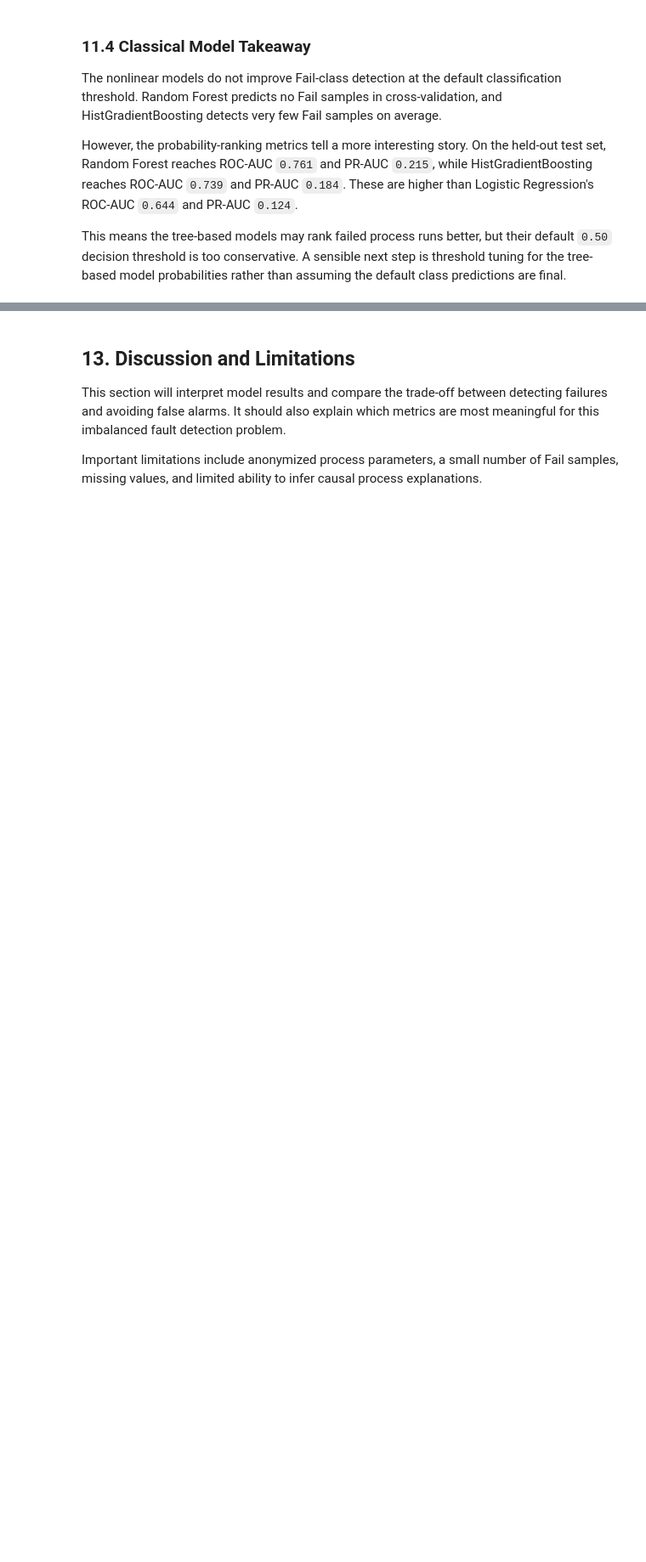
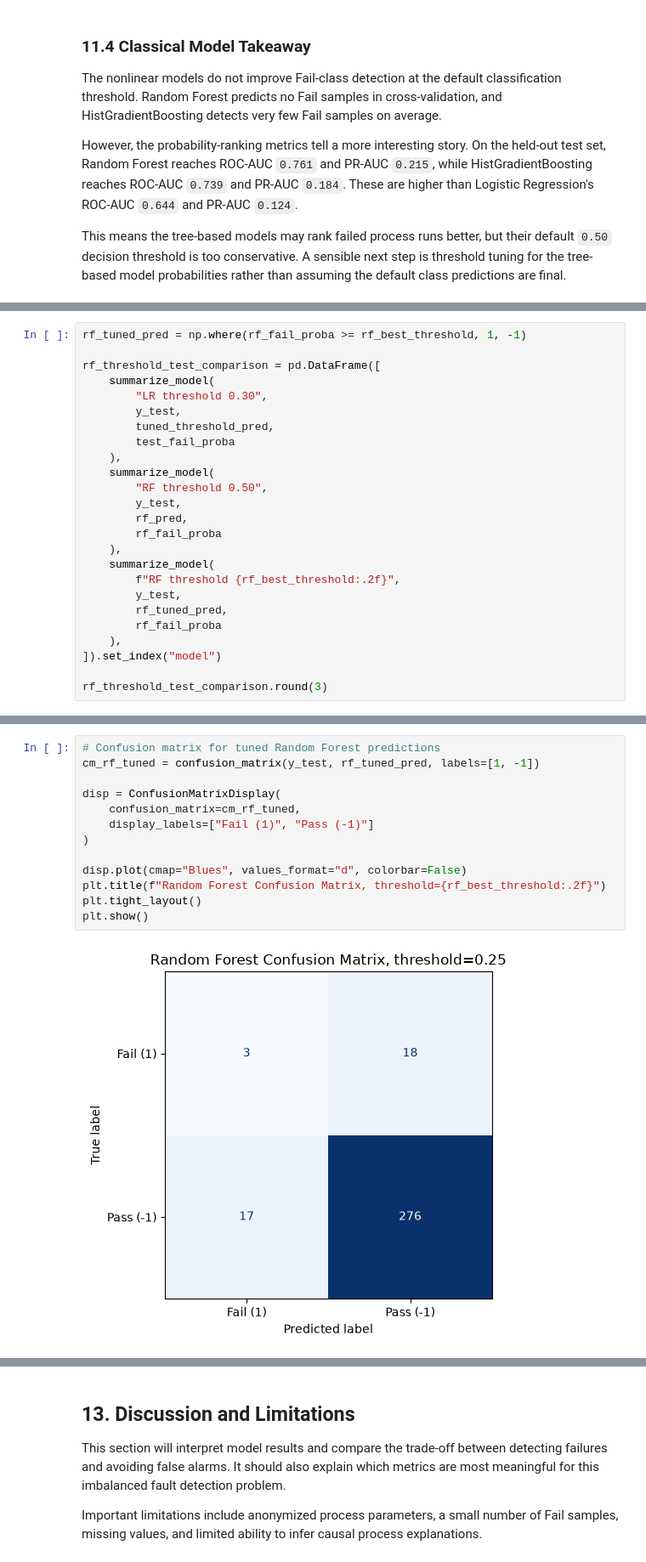
Before and after one commit to Spalding13/secom-fault-detection, a Jupyter notebook: notebooks/01_secom_fault_detection.ipynb, the cells around one changed output, grey strips where cells are left out. Shown at 85% size. Drawn from its saved outputs; the diff is of its cells as text; blank space fills up the shorter version.

```diff
--- a/notebooks/01_secom_fault_detection.ipynb
+++ b/notebooks/01_secom_fault_detection.ipynb
@@ -1114,0 +1143,25 @@ If PCA is used, it must be placed inside a Pipeline after imputation and scaling
+# %%
+rf_tuned_pred = np.where(rf_fail_proba >= rf_best_threshold, 1, -1)
+
+rf_threshold_test_comparison = pd.DataFrame([
+    summarize_model(
+        "LR threshold 0.30",
+        y_test,
+        tuned_threshold_pred,
+        test_fail_proba
+    ),
+    summarize_model(
+        "RF threshold 0.50",
+        y_test,
+        rf_pred,
+        rf_fail_proba
+    ),
+    summarize_model(
+        f"RF threshold {rf_best_threshold:.2f}",
+        y_test,
+        rf_tuned_pred,
+        rf_fail_proba
+    ),
+]).set_index("model")
+
+rf_threshold_test_comparison.round(3)
@@ -1114,0 +1174,15 @@ If PCA is used, it must be placed inside a Pipeline after imputation and scaling
+# %%
+# Confusion matrix for tuned Random Forest predictions
+cm_rf_tuned = confusion_matrix(y_test, rf_tuned_pred, labels=[1, -1])
+
+disp = ConfusionMatrixDisplay(
+    confusion_matrix=cm_rf_tuned,
+    display_labels=["Fail (1)", "Pass (-1)"]
+)
+
+disp.plot(cmap="Blues", values_format="d", colorbar=False)
+plt.title(f"Random Forest Confusion Matrix, threshold={rf_best_threshold:.2f}")
+plt.tight_layout()
+plt.show()
+# %% [output]
+[figure, added]
```
Also changed, not shown: parts of 21 cells of this notebook, 1 other file.
